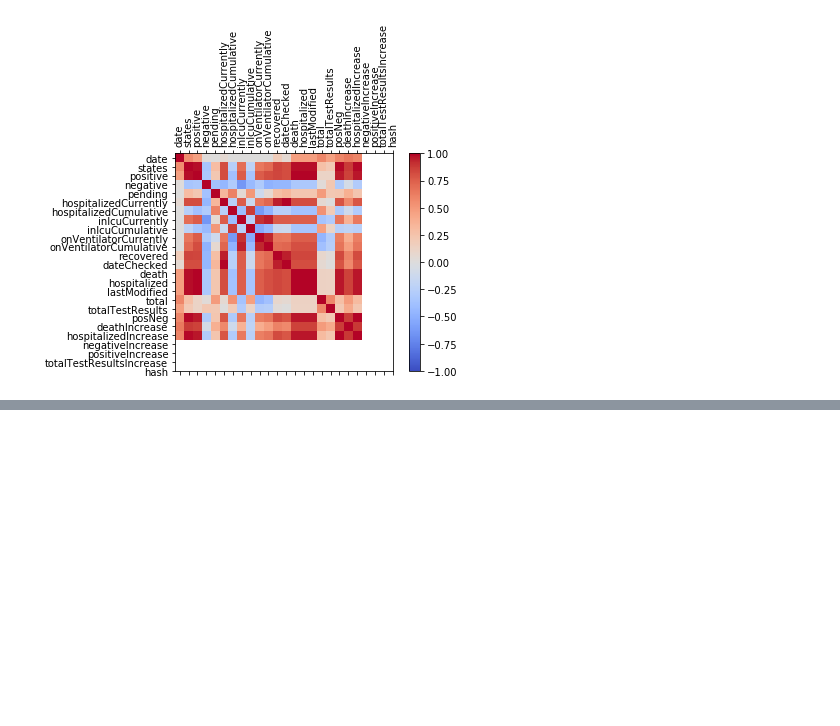
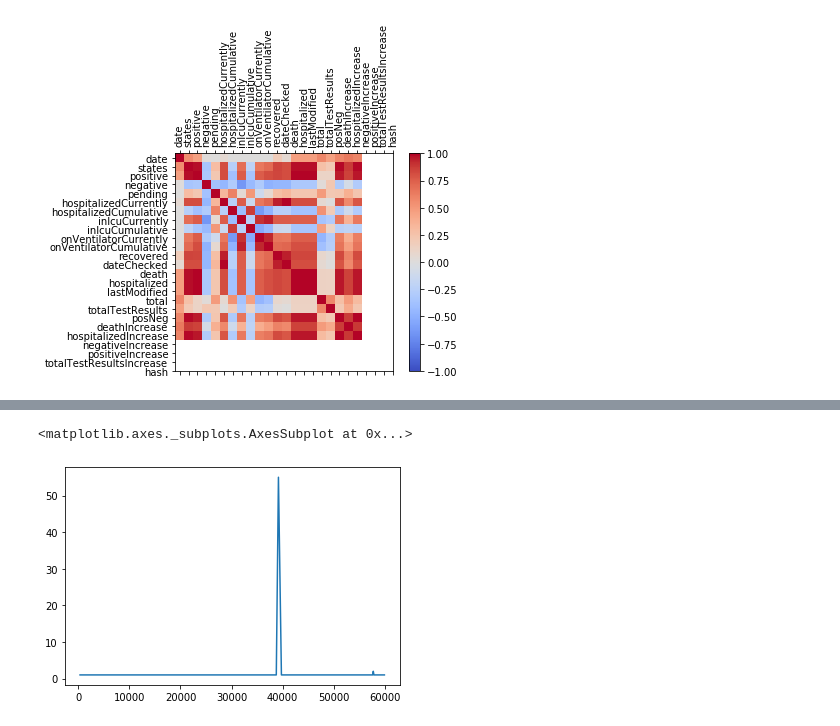
Before and after one commit to anu0012/COVID_Prediction, a Jupyter notebook: Correlation.ipynb, the cells around one changed output, grey strips where cells are left out. Cells and saved outputs as stored; diff of their text form; code cells hidden in the pictures; blank space fills up the shorter version.

```diff
--- a/Correlation.ipynb
+++ b/Correlation.ipynb
@@ -95,0 +122,5 @@ plt.show()
+# %%
+daily_data['hospitalizedCurrently'].value_counts().sort_index().plot.line()
+# %% [output]
+<matplotlib.axes._subplots.AxesSubplot at 0x...>
+[figure, added]
```
Also changed, not shown: parts of 8 cells of this notebook.
